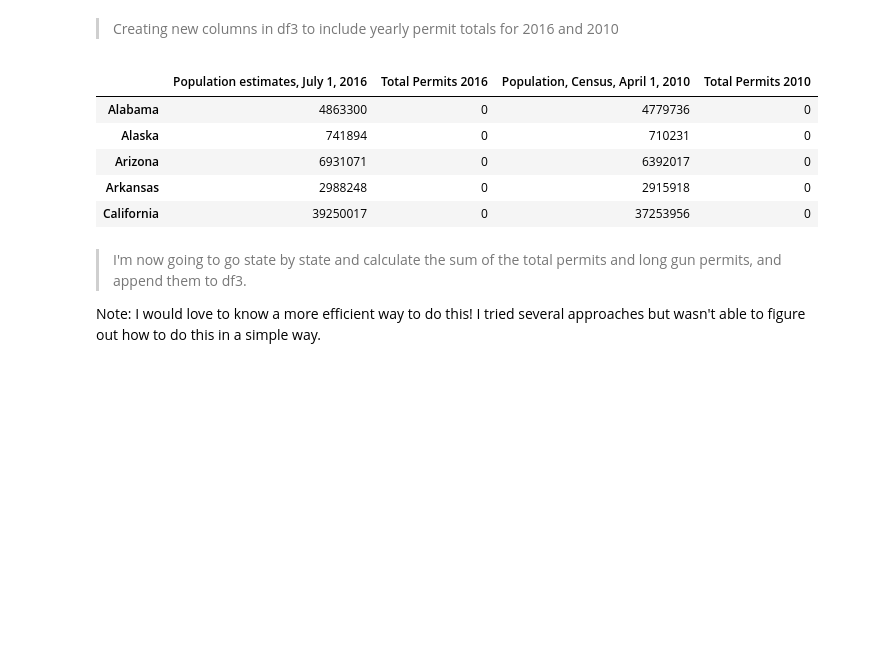
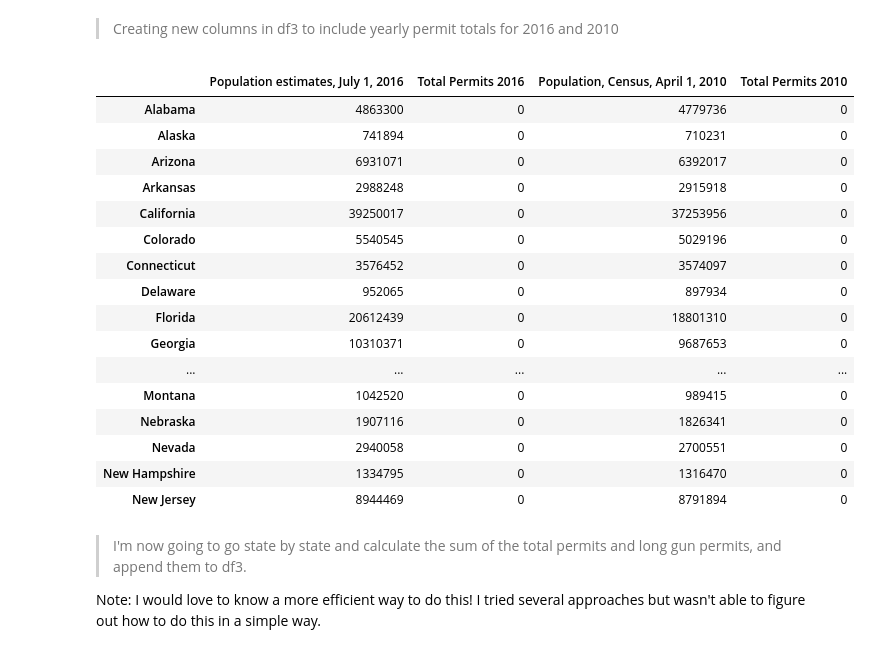
Before and after one commit to lanapalmer/FBI_Gun_Data_Analysis, a Jupyter notebook: FBI_Gun_Data_Analysis.ipynb, the cells around one changed output. Drawn from its saved outputs; the diff is of its cells as text; code cells hidden in the pictures; blank space fills up the shorter version.

```diff
--- a/FBI_Gun_Data_Analysis.ipynb
+++ b/FBI_Gun_Data_Analysis.ipynb
@@ -386,14 +374,25 @@ df3.insert(1, "Total Permits 2016", 0)
 df3.insert(3, "Total Permits 2010", 0)
 # %%
 #Visual Check
-df3.head()
+df3.head(30)
 # %% [output]
 |  | Population estimates, July 1, 2016 | Total Permits 2016 | Population, Census, April 1, 2010 | Total Permits 2010 |
 | Alabama | 4863300 | 0 | 4779736 | 0 |
 | Alaska | 741894 | 0 | 710231 | 0 |
 | Arizona | 6931071 | 0 | 6392017 | 0 |
 | Arkansas | 2988248 | 0 | 2915918 | 0 |
 | California | 39250017 | 0 | 37253956 | 0 |
+| Colorado | 5540545 | 0 | 5029196 | 0 |
+| Connecticut | 3576452 | 0 | 3574097 | 0 |
+| Delaware | 952065 | 0 | 897934 | 0 |
+| Florida | 20612439 | 0 | 18801310 | 0 |
+| Georgia | 10310371 | 0 | 9687653 | 0 |
+| ... | ... | ... | ... | ... |
+| Montana | 1042520 | 0 | 989415 | 0 |
+| Nebraska | 1907116 | 0 | 1826341 | 0 |
+| Nevada | 2940058 | 0 | 2700551 | 0 |
+| New Hampshire | 1334795 | 0 | 1316470 | 0 |
+| New Jersey | 8944469 | 0 | 8791894 | 0 |
 # %% [markdown]
 > I'm now going to go state by state and calculate the sum of the total permits and long gun permits, and append them to df3.
 
```
Also changed, not shown: parts of 23 cells of this notebook.
